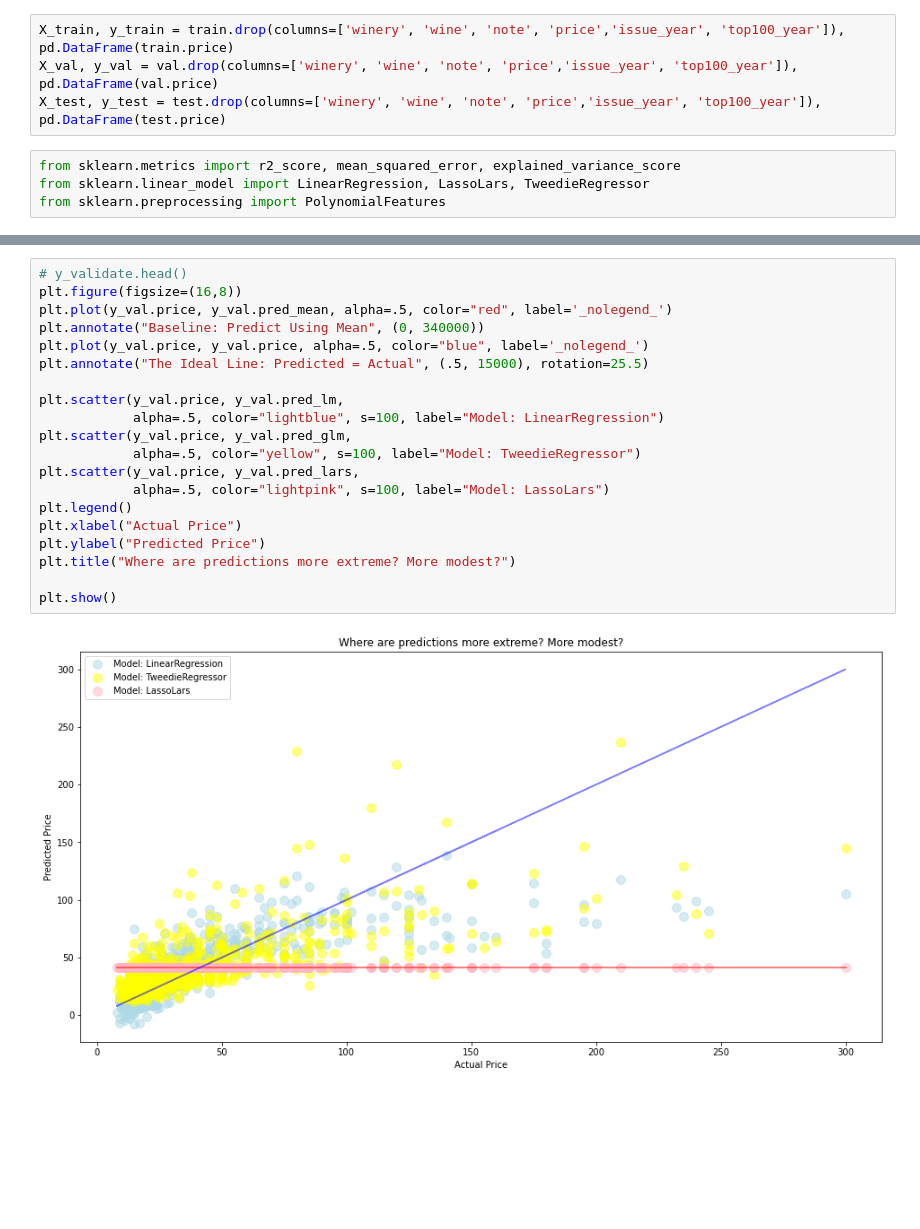
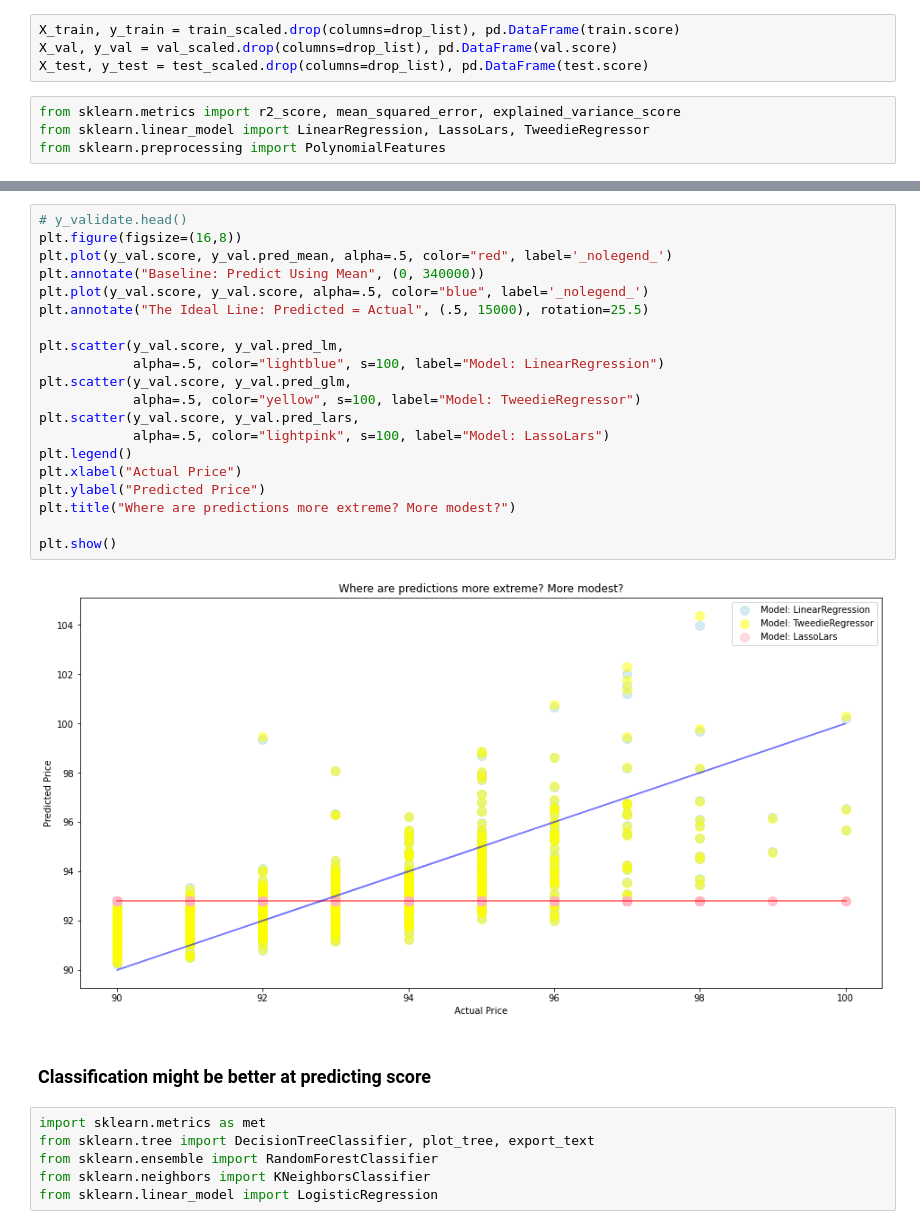
Before and after one commit to morgancross2/wine_rankings, a Jupyter notebook: working_report.ipynb, the cells around one changed output, grey strips where cells are left out. Cells and saved outputs as stored; diff of their text form; blank space fills up the shorter version.

Commit message:
worked on classification modeling

```diff
--- a/working_report.ipynb
+++ b/working_report.ipynb
@@ -609,7 +730,7 @@ train_scaled, val_scaled, test_scaled = scale_data(train.drop(columns=['wine', '
 # %%
-X_train, y_train = train.drop(columns=['winery', 'wine', 'note', 'price','issue_year', 'top100_year']), pd.DataFrame(train.price)
-X_val, y_val = val.drop(columns=['winery', 'wine', 'note', 'price','issue_year', 'top100_year']), pd.DataFrame(val.price)
-X_test, y_test = test.drop(columns=['winery', 'wine', 'note', 'price','issue_year', 'top100_year']), pd.DataFrame(test.price)
+X_train, y_train = train_scaled.drop(columns=drop_list), pd.DataFrame(train.score)
+X_val, y_val = val_scaled.drop(columns=drop_list), pd.DataFrame(val.score)
+X_test, y_test = test_scaled.drop(columns=drop_list), pd.DataFrame(test.score)
 # %%
 from sklearn.metrics import r2_score, mean_squared_error, explained_variance_score
 from sklearn.linear_model import LinearRegression, LassoLars, TweedieRegressor
@@ -804,22 +924,30 @@ metrics
 # %%
 # y_validate.head()
 plt.figure(figsize=(16,8))
-plt.plot(y_val.price, y_val.pred_mean, alpha=.5, color="red", label='_nolegend_')
+plt.plot(y_val.score, y_val.pred_mean, alpha=.5, color="red", label='_nolegend_')
 plt.annotate("Baseline: Predict Using Mean", (0, 340000))
-plt.plot(y_val.price, y_val.price, alpha=.5, color="blue", label='_nolegend_')
+plt.plot(y_val.score, y_val.score, alpha=.5, color="blue", label='_nolegend_')
 plt.annotate("The Ideal Line: Predicted = Actual", (.5, 15000), rotation=25.5)
 
-plt.scatter(y_val.price, y_val.pred_lm,
+plt.scatter(y_val.score, y_val.pred_lm,
             alpha=.5, color="lightblue", s=100, label="Model: LinearRegression")
-plt.scatter(y_val.price, y_val.pred_glm,
+plt.scatter(y_val.score, y_val.pred_glm,
             alpha=.5, color="yellow", s=100, label="Model: TweedieRegressor")
-plt.scatter(y_val.price, y_val.pred_lars,
+plt.scatter(y_val.score, y_val.pred_lars,
             alpha=.5, color="lightpink", s=100, label="Model: LassoLars")
 plt.legend()
 plt.xlabel("Actual Price")
 plt.ylabel("Predicted Price")
 plt.title("Where are predictions more extreme? More modest?")
 
 plt.show()
 # %% [output]
-[figure, old version]
+[figure, new version]
+# %% [markdown]
+### Classification might be better at predicting score
+# %%
+import sklearn.metrics as met
+from sklearn.tree import DecisionTreeClassifier, plot_tree, export_text
+from sklearn.ensemble import RandomForestClassifier
+from sklearn.neighbors import KNeighborsClassifier
+from sklearn.linear_model import LogisticRegression
```
Also changed, not shown: parts of 18 cells of this notebook.
